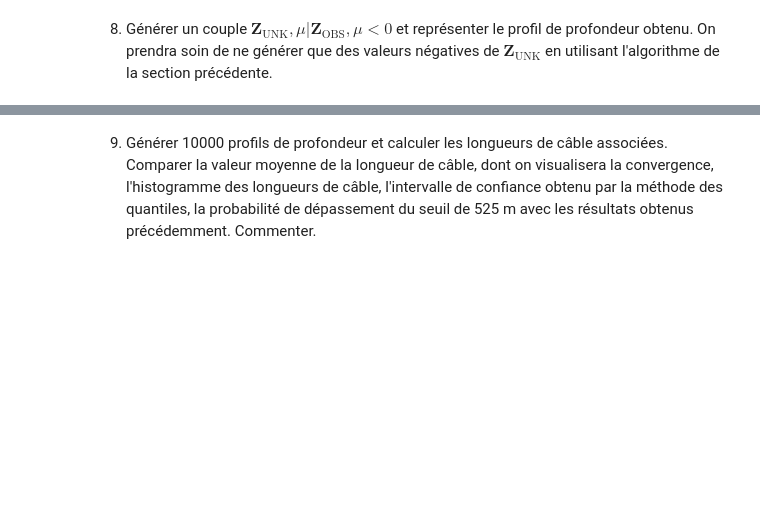
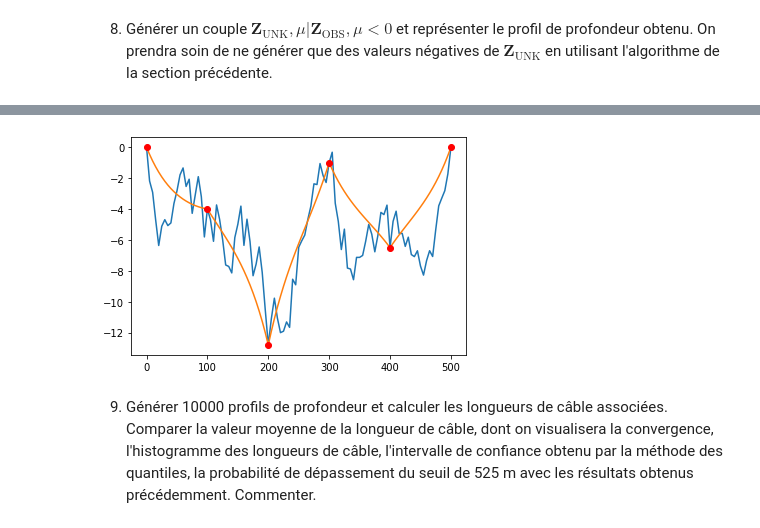
Before and after one commit to MariusAlonso/Projet-numerique-probabilites, a Jupyter notebook: Reponse.ipynb, the cells around one changed output, grey strips where cells are left out. Drawn from its saved outputs; the diff is of its cells as text; code cells hidden in the pictures; blank space fills up the shorter version.

```diff
--- a/Reponse.ipynb
+++ b/Reponse.ipynb
@@ -409,7 +413,7 @@ varianceibs
 1.5368909974762894
 # %%
 C = np.dot(A,np.array([0,-4,-12.8,-1,-6.5,0]))
-moyenneobs = variance * (C - 5/4)
+moyenneobs = varianceobs * (C - 5/4)
 moyenneobs
 # %% [output]
 -4.291350330933772
@@ -427,6 +433,6 @@ v = 0
 while np.sqrt(-2*np.log(u))*np.cos(2*np.pi*v) >= 0:
     u = rd.random()
     v = rd.random()
-mu_simulé = np.sqrt(-2*np.log(u))*np.cos(2*np.pi*v)
+mu_simulé = moyenneobs + np.sqrt(-2*np.log(u))*np.cos(2*np.pi*v)*varianceobs
 # %% [markdown]
 8. Générer un couple $\mathbf{Z}_{\text{UNK}}, \mu| \mathbf{Z}_{\text{OBS}}, \mu <0$ et représenter le profil de profondeur obtenu. On prendra soin de ne générer que des valeurs négatives de $\mathbf{Z}_{\text{UNK}}$ en utilisant l'algorithme de la section précédente.
@@ -432,0 +443,18 @@ mu_simulé = np.sqrt(-2*np.log(u))*np.cos(2*np.pi*v)
+# %%
+while True:
+    u = 1
+    v = 0
+    while np.sqrt(-2*np.log(u))*np.cos(2*np.pi*v) >= 0:
+        u = rd.random()
+        v = rd.random()
+    mu_simulé = moyenneobs + np.sqrt(-2*np.log(u))*np.cos(2*np.pi*v)*varianceobs
+    Ec2= mu_simulé+np.matmul(np.transpose(SigmaObsUnknown),np.matmul(np.linalg.inv(SigmaObs),depth-mu_simulé))
+    simu2 = Ec2 + np.matmul(Cholesky,x)
+    if np.all(simu2 <= 0):
+        break
+
+allval4 = np.zeros(N)
+allval4[unknown_indexes]=simu2
+allval4[observation_indexes]=depth
+
+(allval4, mu_simulé)
@@ -433,3 +479,10 @@ mu_simulé = np.sqrt(-2*np.log(u))*np.cos(2*np.pi*v)
+# %%
+plt.plot(discretization,allval4)
+plt.plot(discretization,allval1)
+plt.plot(discretization[observation_indexes], depth, 'ro')
+plt.show()
+# %% [output]
+[figure, added]
 # %% [markdown]
 9. Générer 10000 profils de profondeur et calculer les longueurs de câble associées. Comparer la valeur moyenne de la longueur de câble, dont on visualisera la convergence, l'histogramme des longueurs de câble, l'intervalle de confiance obtenu par la méthode des quantiles, la probabilité de dépassement du seuil de 525 m avec les résultats obtenus précédemment. Commenter.
 # %% [markdown]
```
Also changed, not shown: parts of 21 cells of this notebook.
